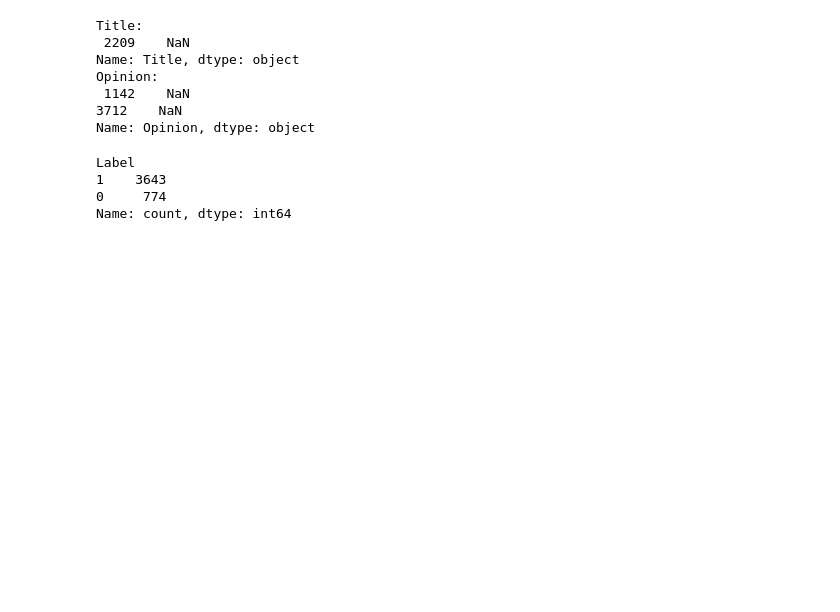
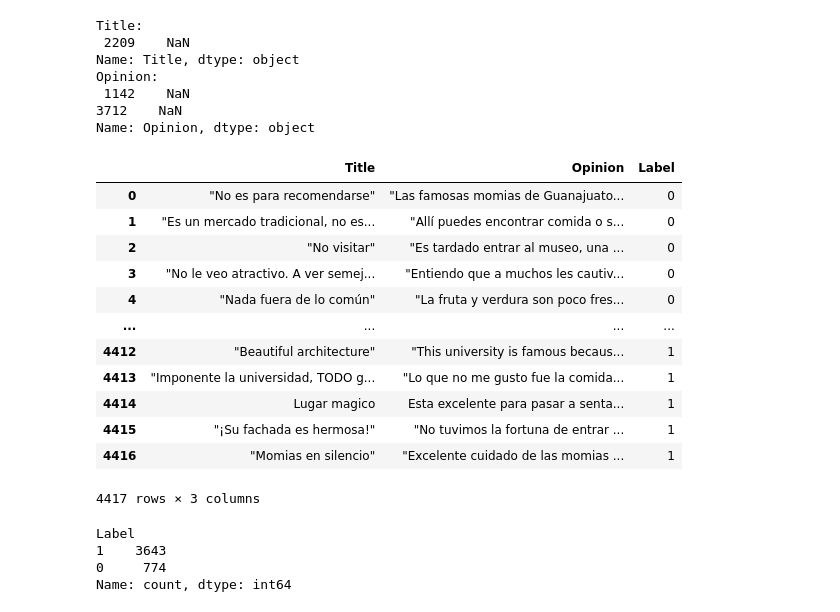
Before and after one commit to viowiy/pln_t3, a Jupyter notebook: Clasificación v1.1 (n-gramas).ipynb, the cells around one changed output. Saved outputs shown, nothing was run; the diff lists cells and outputs as text; code cells hidden in the pictures; blank space fills up the shorter version.

```diff
--- a/Clasificación v1.1 (n-gramas).ipynb
+++ b/Clasificación v1.1 (n-gramas).ipynb
@@ -48,6 +49,24 @@ Opinion:
  1142    NaN
 3712    NaN
 Name: Opinion, dtype: object
+# %%
+# Aligerando el DataFrame...
+df = df[["Title", "Opinion", "Label"]]
+df
+# %% [output]
+|  | Title | Opinion | Label |
+| 0 | "No es para recomendarse" | "Las famosas momias de Guanajuato... | 0 |
+| 1 | "Es un mercado tradicional, no es... | "Allí puedes encontrar comida o s... | 0 |
+| 2 | "No visitar" | "Es tardado entrar al museo, una ... | 0 |
+| 3 | "No le veo atractivo. A ver semej... | "Entiendo que a muchos les cautiv... | 0 |
+| 4 | "Nada fuera de lo común" | "La fruta y verdura son poco fres... | 0 |
+| ... | ... | ... | ... |
+| 4412 | "Beautiful architecture" | "This university is famous becaus... | 1 |
+| 4413 | "Imponente la universidad, TODO g... | "Lo que no me gusto fue la comida... | 1 |
+| 4414 | Lugar magico | Esta excelente para pasar a senta... | 1 |
+| 4415 | "¡Su fachada es hermosa!" | "No tuvimos la fortuna de entrar ... | 1 |
+| 4416 | "Momias en silencio" | "Excelente cuidado de las momias ... | 1 |
+4417 rows × 3 columns
 # %%
 # Examindando las labels... hay un desvalance grande... apenas el 17.5% son negativas...
 df["Label"].value_counts()
```
Also changed, not shown: parts of 24 cells of this notebook, 3 other files.
